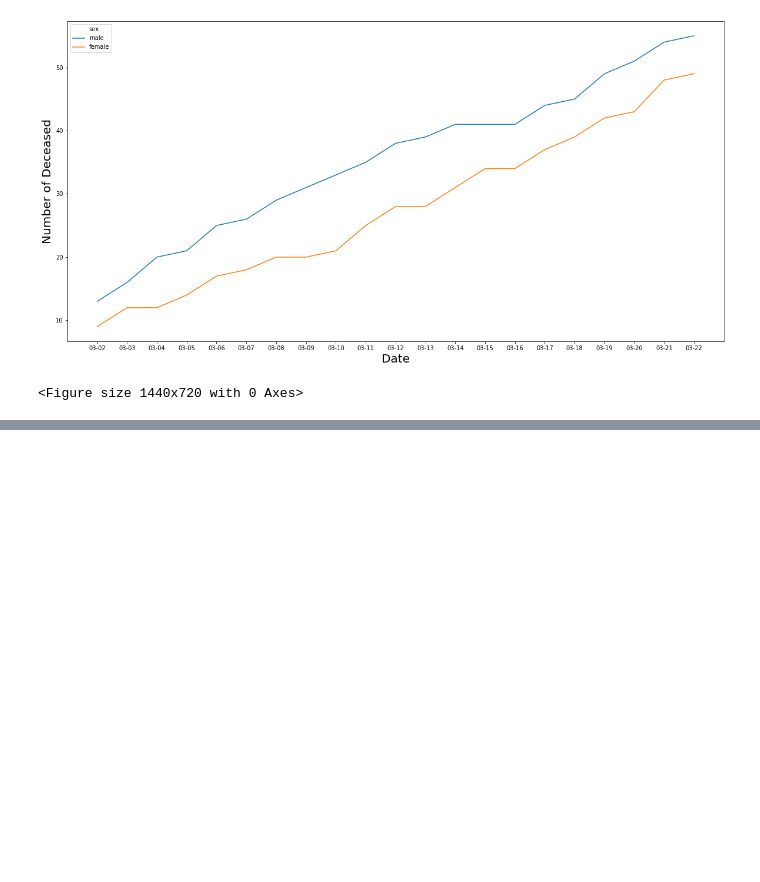
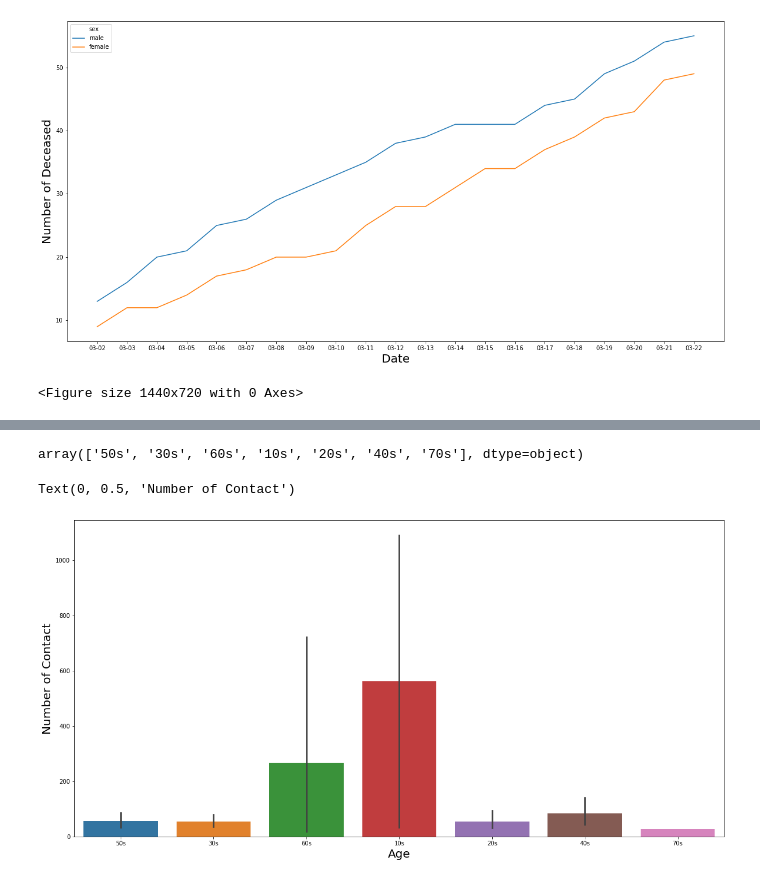
Before and after one commit to hodurie/Kaggle_Challenge, a Jupyter notebook: Covid19/Visualization.ipynb, the cells around one changed output, grey strips where cells are left out. Cells and saved outputs as stored; diff of their text form; code cells hidden in the pictures; blank space fills up the shorter version.

Commit message:
Covid19 Visualization
Folium, pyecharts 추가

```diff
--- a/Covid19/Visualization.ipynb
+++ b/Covid19/Visualization.ipynb
@@ -458,0 +565,3 @@ HTML(timeline.render())
+# %%
+data['contact_number'] = data['contact_number'].fillna(0)
+data['contact_number'].isnull().sum()
@@ -458,0 +570,2 @@ HTML(timeline.render())
+# %%
+df_infection = data.loc[data['contact_number'] >= 16].reset_index(drop = True)
@@ -458,0 +577,3 @@ HTML(timeline.render())
+# %%
+df_infection['age'] = df_infection['age'].fillna('unknown')
+df_infection.loc[df_infection['age'] == 'unknown']
@@ -458,0 +584,14 @@ HTML(timeline.render())
+# %%
+df_infection = df_infection.loc[df_infection['age'].str.contains('10s|20s|30s|40s|50s|60s|70s')]
+df_infection['age'].unique()
+# %% [output]
+array(['50s', '30s', '60s', '10s', '20s', '40s', '70s'], dtype=object)
+# %%
+plt.figure(figsize = (20, 10))
+sns.barplot(data = df_infection, x = 'age', y = 'contact_number')
+
+plt.xlabel('Age', fontsize = 20)
+plt.ylabel('Number of Contact', fontsize = 20)
+# %% [output]
+Text(0, 0.5, 'Number of Contact')
+[figure, added]
```
Also changed, not shown: parts of 33 cells of this notebook.
